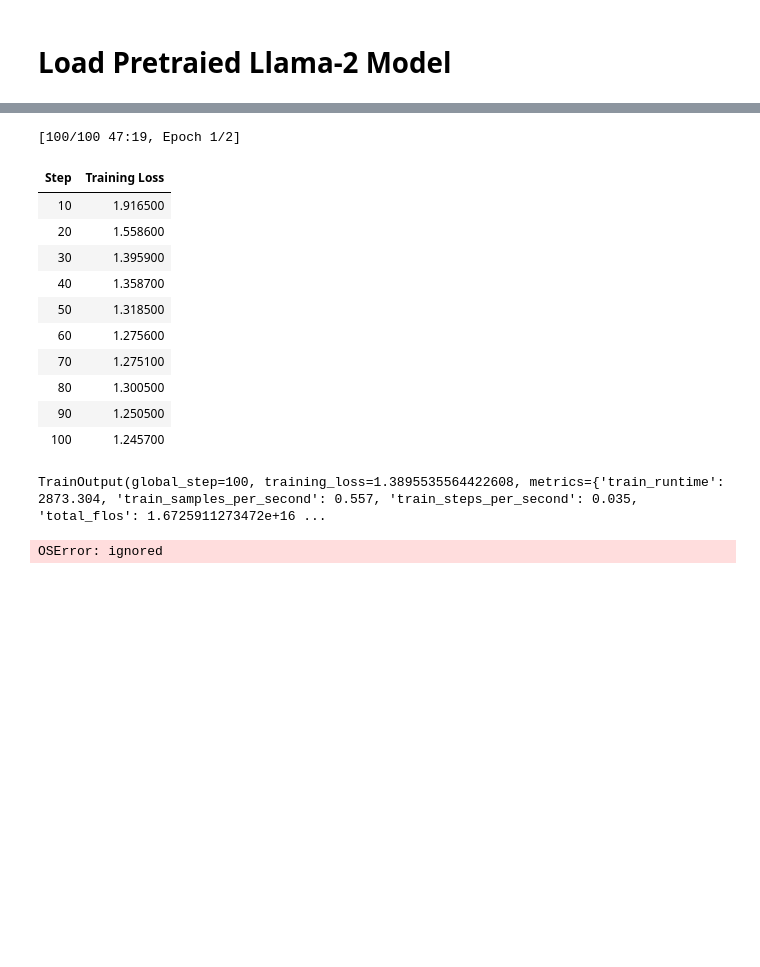
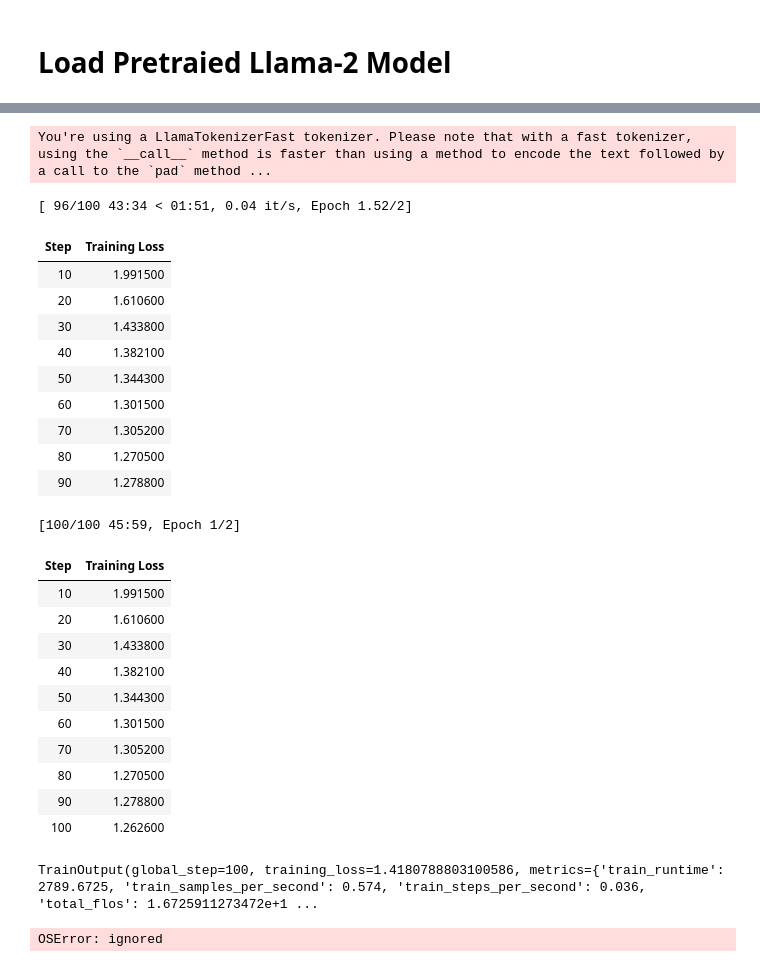
Before and after one commit to avicenai/Llama-2-7B-pubmed, a Jupyter notebook: avicena.ipynb, the cells around one changed output, grey strips where cells are left out. Drawn from its saved outputs; the diff is of its cells as text; code cells hidden in the pictures; blank space fills up the shorter version.

```diff
--- a/avicena.ipynb
+++ b/avicena.ipynb
@@ -155,24 +155,33 @@ trainer = SFTTrainer(
     args=args,
 )
 # %%
-for name, module in trainer.model.named_modules():
-    if "norm" in name:
-        module = module.to(torch.float32)
 trainer.train() # there will not be a progress bar since tqdm is disabled
 # %% [output]
-[100/100 47:19, Epoch 1/2]
+You're using a LlamaTokenizerFast tokenizer. Please note that with a fast tokenizer, using the `__call__` method is faster than using a method to encode the text followed by a call to the `pad` method ...
+[ 96/100 43:34 < 01:51, 0.04 it/s, Epoch 1.52/2]
 | Step | Training Loss |
-| 10 | 1.916500 |
-| 20 | 1.558600 |
-| 30 | 1.395900 |
-| 40 | 1.358700 |
-| 50 | 1.318500 |
-| 60 | 1.275600 |
-| 70 | 1.275100 |
-| 80 | 1.300500 |
-| 90 | 1.250500 |
-| 100 | 1.245700 |
+| 10 | 1.991500 |
+| 20 | 1.610600 |
+| 30 | 1.433800 |
+| 40 | 1.382100 |
+| 50 | 1.344300 |
+| 60 | 1.301500 |
+| 70 | 1.305200 |
+| 80 | 1.270500 |
+| 90 | 1.278800 |
-TrainOutput(global_step=100, training_loss=1.3895535564422608, metrics={'train_runtime': 2873.304, 'train_samples_per_second': 0.557, 'train_steps_per_second': 0.035, 'total_flos': 1.6725911273472e+16 ...
+[100/100 45:59, Epoch 1/2]
+| Step | Training Loss |
+| 10 | 1.991500 |
+| 20 | 1.610600 |
+| 30 | 1.433800 |
+| 40 | 1.382100 |
+| 50 | 1.344300 |
+| 60 | 1.301500 |
+| 70 | 1.305200 |
+| 80 | 1.270500 |
+| 90 | 1.278800 |
+| 100 | 1.262600 |
+TrainOutput(global_step=100, training_loss=1.4180788803100586, metrics={'train_runtime': 2789.6725, 'train_samples_per_second': 0.574, 'train_steps_per_second': 0.036, 'total_flos': 1.6725911273472e+1 ...
 # %%
 trainer.save_model()
 # %%
```
Also changed, not shown: parts of 5 cells of this notebook.
